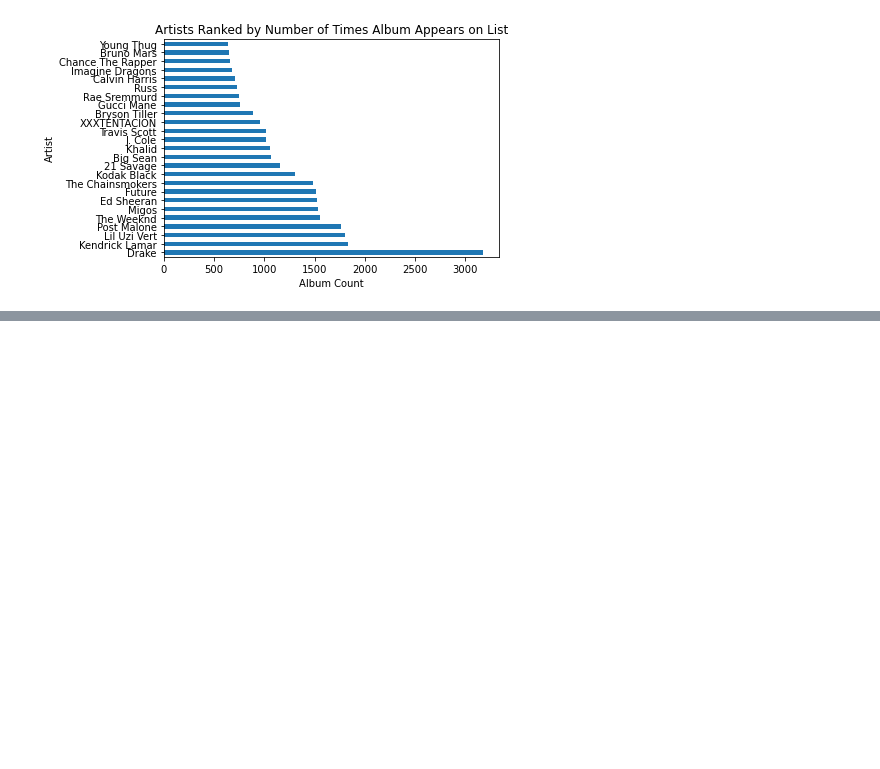
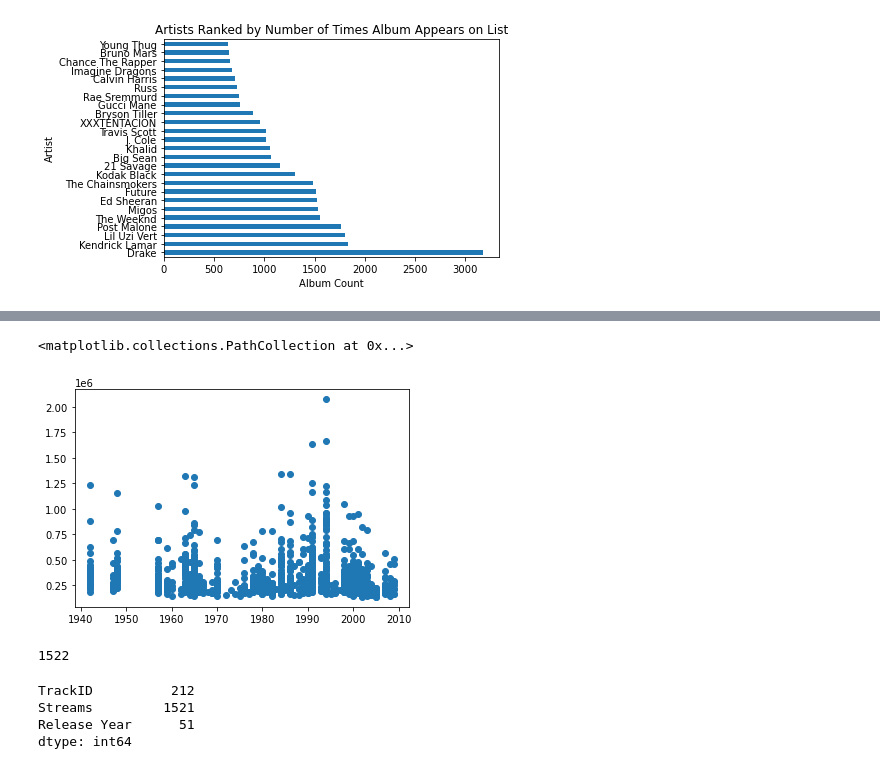
Before and after one commit to iastanehasl/Project-One, a Jupyter notebook: Spotipy_Group.ipynb, the cells around one changed output, grey strips where cells are left out. Drawn from its saved outputs; the diff is of its cells as text; code cells hidden in the pictures; blank space fills up the shorter version.

```diff
--- a/Spotipy_Group.ipynb
+++ b/Spotipy_Group.ipynb
@@ -259,0 +316,18 @@ Text(0, 0.5, 'Count')
+# %%
+relYearScatter = releaseYear.copy()
+relYearScatter = relYearScatter.loc[relYearScatter['Release Year'] < 2010.0, ['TrackID','Streams','Release Year']]
+plt.scatter(relYearScatter['Release Year'], relYearScatter['Streams'])
+# %% [output]
+<matplotlib.collections.PathCollection at 0x...>
+[figure, added]
+# %%
+len(relYearScatter)
+# %% [output]
+1522
+# %%
+relYearScatter.nunique()
+# %% [output]
+TrackID          212
+Streams         1521
+Release Year      51
+dtype: int64
```
Also changed, not shown: parts of 7 cells of this notebook, 1 other file.
